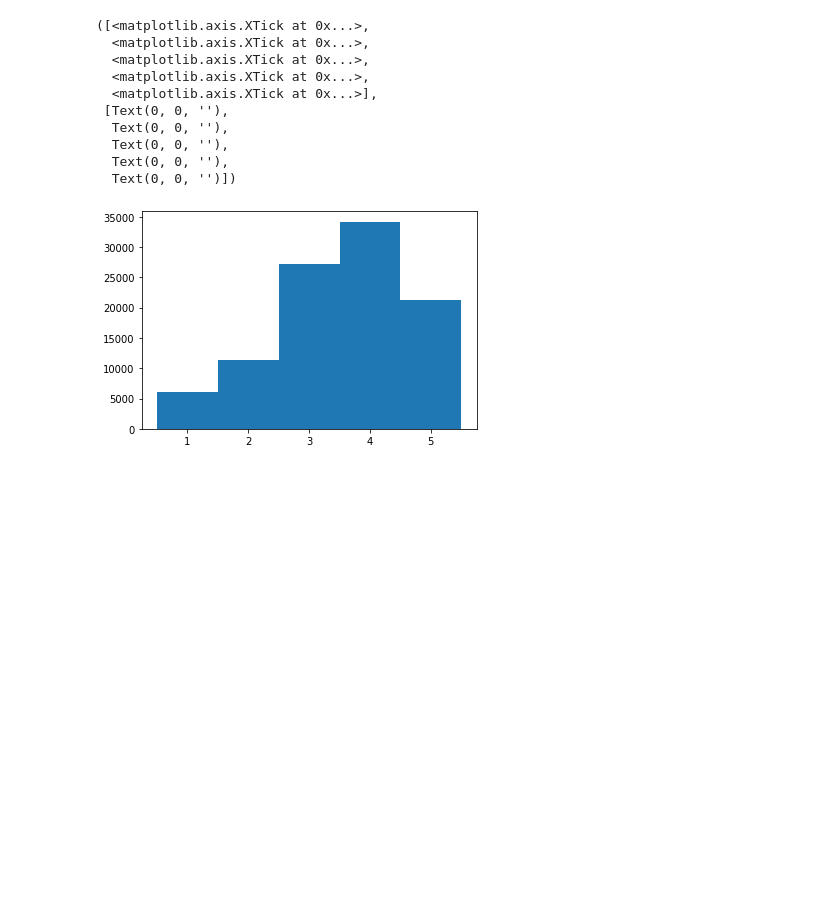
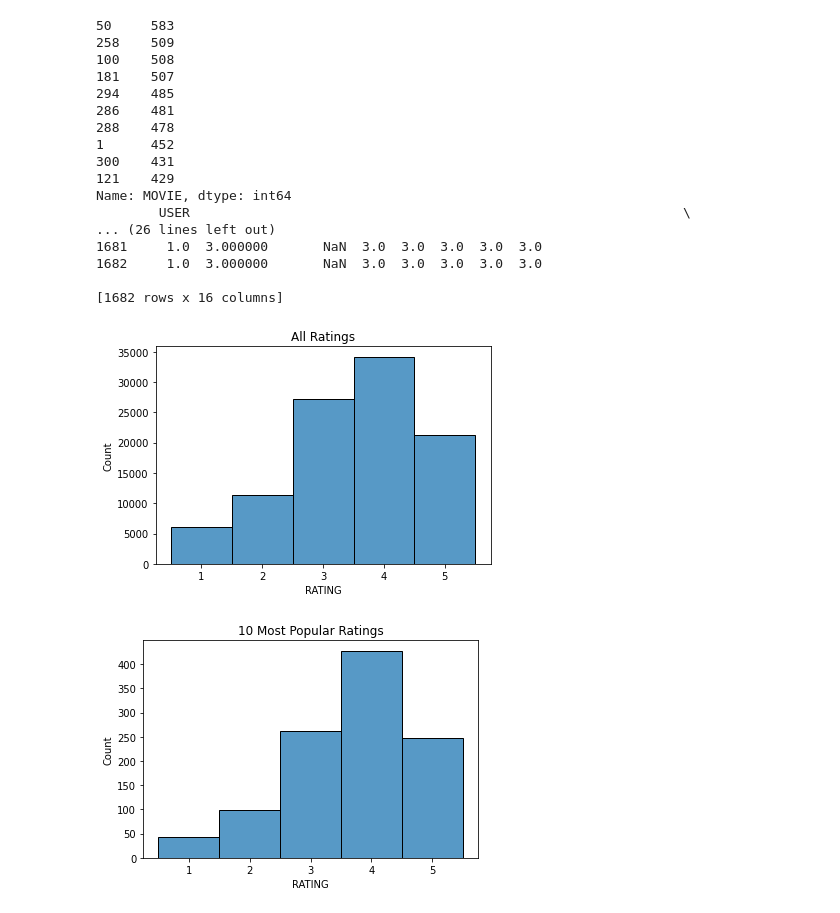
Before and after one commit to francescazfl/pandas, a Jupyter notebook: project2/DataExplore.ipynb, the cells around one changed output. Cells and saved outputs as stored; diff of their text form; code cells hidden in the pictures; blank space fills up the shorter version.

Commit message:
added plots

```diff
--- a/project2/DataExplore.ipynb
+++ b/project2/DataExplore.ipynb
@@ -7,8 +8,8 @@ import matplotlib.pyplot as plt
 ssl._create_default_https_context = ssl._create_unverified_context
 # %%
 def load_data():
-    data = pd.read_csv("https://raw.githubusercontent.com/lakigigar/Caltech-CS155-2021/main/projects/project2/data/data.txt",  encoding='utf-8',sep='\t',lineterminator='\n',names=['USER','MOVIE','RATING'])
-    movies = pd.read_csv("https://raw.githubusercontent.com/lakigigar/Caltech-CS155-2021/main/projects/project2/data/movies.txt", encoding='latin-1',sep='\t')
+    data = pd.read_csv("https://raw.githubusercontent.com/lakigigar/Caltech-CS155-2021/main/projects/project2/data/data.txt",  encoding='utf-8',sep='\t',lineterminator='\n',names=['USER','MOVIE','RATING'],header=None)
+    movies = pd.read_csv("https://raw.githubusercontent.com/lakigigar/Caltech-CS155-2021/main/projects/project2/data/movies.txt", encoding='latin-1',sep='\t',header=None)
     movies.columns=['MOVIE_ID','TITLE','UNKNOWN','ACTION','ADVENTURE','ANIMATION','CHILDREN','COMEDY','CRIME','DOCUMENTARY','DRAMA','FANTASY','FILM-NOIR','HORROR','MUSICAL','MYSTERY','ROMANCE','SCI-FI','THRILLER','WAR','WESTERN']
     return data,movies
 # %%
@@ -36,17 +23,37 @@ print(movies)
-# %%
-#Visualize all ratings
-plt.figure()
-plt.hist(data['RATING'].to_numpy(),bins=[0.5,1.5,2.5,3.5,4.5,5.5],align='mid')
-plt.xticks([1,2,3,4,5])
-# %% [output]
-([<matplotlib.axis.XTick at 0x...>,
-  <matplotlib.axis.XTick at 0x...>,
-  <matplotlib.axis.XTick at 0x...>,
-  <matplotlib.axis.XTick at 0x...>,
-  <matplotlib.axis.XTick at 0x...>],
- [Text(0, 0, ''),
-  Text(0, 0, ''),
-  Text(0, 0, ''),
-  Text(0, 0, ''),
-  Text(0, 0, '')])
-[figure, removed]
+# %%
+#Visualize all ratings
+plt.figure()
+sb.histplot(data['RATING'],binwidth = 1,binrange = (0.5,5.5))
+plt.xticks([1,2,3,4,5])
+plt.title('All Ratings')
+
+#10 most popular movies
+pop10ids = data['MOVIE'].value_counts()[:10]
+print(pop10ids)
+pop10 = movies.loc[movies['MOVIE_ID'].isin(pop10ind)]
+pop10data = data.loc[data['MOVIE'].isin(pop10ind)]
+
+plt.figure()
+sb.histplot(pop10data['RATING'],binwidth = 1,binrange = (0.5,5.5))
+plt.xticks([1,2,3,4,5])
+plt.title('10 Most Popular Ratings')
+# %% [output]
+50     583
+258    509
+100    508
+181    507
+294    485
+286    481
+288    478
+1      452
+300    431
+121    429
+Name: MOVIE, dtype: int64
+        USER                                                               \
+... (26 lines left out)
+1681     1.0  3.000000       NaN  3.0  3.0  3.0  3.0  3.0
+1682     1.0  3.000000       NaN  3.0  3.0  3.0  3.0  3.0
+
+[1682 rows x 16 columns]
+[figure, added]
+[figure, added]
```
Also changed, not shown: parts of 5 cells of this notebook.
